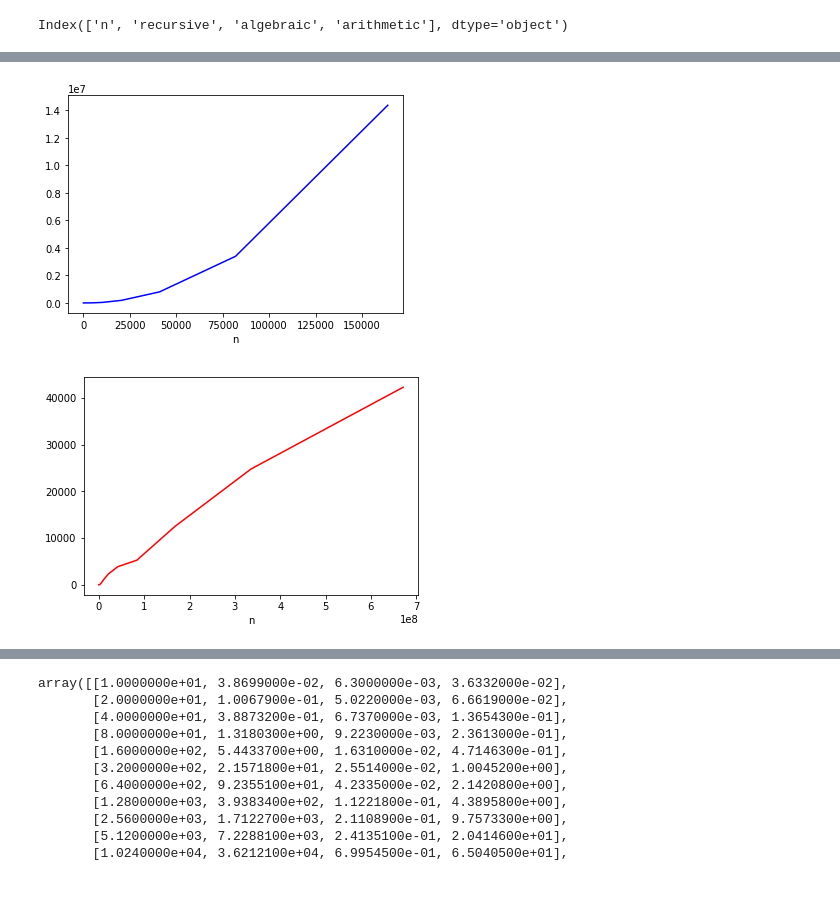
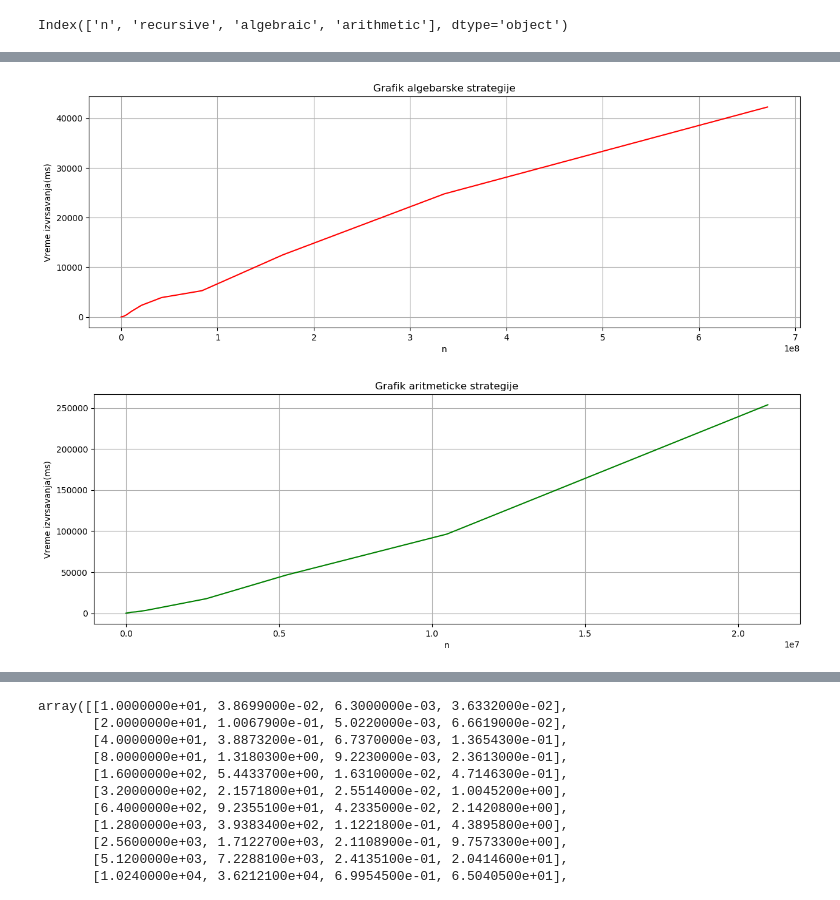
Before and after one commit to marijamijailovic/WythoffGame, a Jupyter notebook: src/statistics/plotter.ipynb, the cells around one changed output, grey strips where cells are left out. Saved outputs shown, nothing was run; the diff lists cells and outputs as text; code cells hidden in the pictures.

```diff
--- a/src/statistics/plotter.ipynb
+++ b/src/statistics/plotter.ipynb
@@ -43,14 +102,24 @@ Index(['n', 'recursive', 'algebraic', 'arithmetic'], dtype='object')
 # %%
 m = measurment[['n', 'recursive', 'algebraic', 'arithmetic']]
-plt.plot(m['n'], m['recursive'], color='blue')
+plt.figure(figsize=(1500/100,500/100), dpi=100);
+plt.plot(m['n'], m['algebraic'], color='red')
+plt.title('Grafik algebarske strategije')
 plt.xlabel('n')
+plt.ylabel('Vreme izvrsavanja(ms)')
+plt.grid(True)
+plt.savefig('algebraic.png', dpi=100)
 plt.show()
 # %% [output]
-[figure, old version]
+[figure, new version]
 # %%
 m = measurment[['n', 'recursive', 'algebraic', 'arithmetic']]
-plt.plot(m['n'], m['algebraic'], color='red')
+plt.figure(figsize=(1500/100,500/100), dpi=100);
+plt.plot(m['n'], m['arithmetic'], color='green')
+plt.title('Grafik aritmeticke strategije')
 plt.xlabel('n')
+plt.ylabel('Vreme izvrsavanja(ms)')
+plt.grid(True)
+plt.savefig('arithmetic.png', dpi=100)
 plt.show()
 # %% [output]
-[figure, old version]
+[figure, new version]
```
Also changed, not shown: parts of 6 cells of this notebook, 4 other files.
